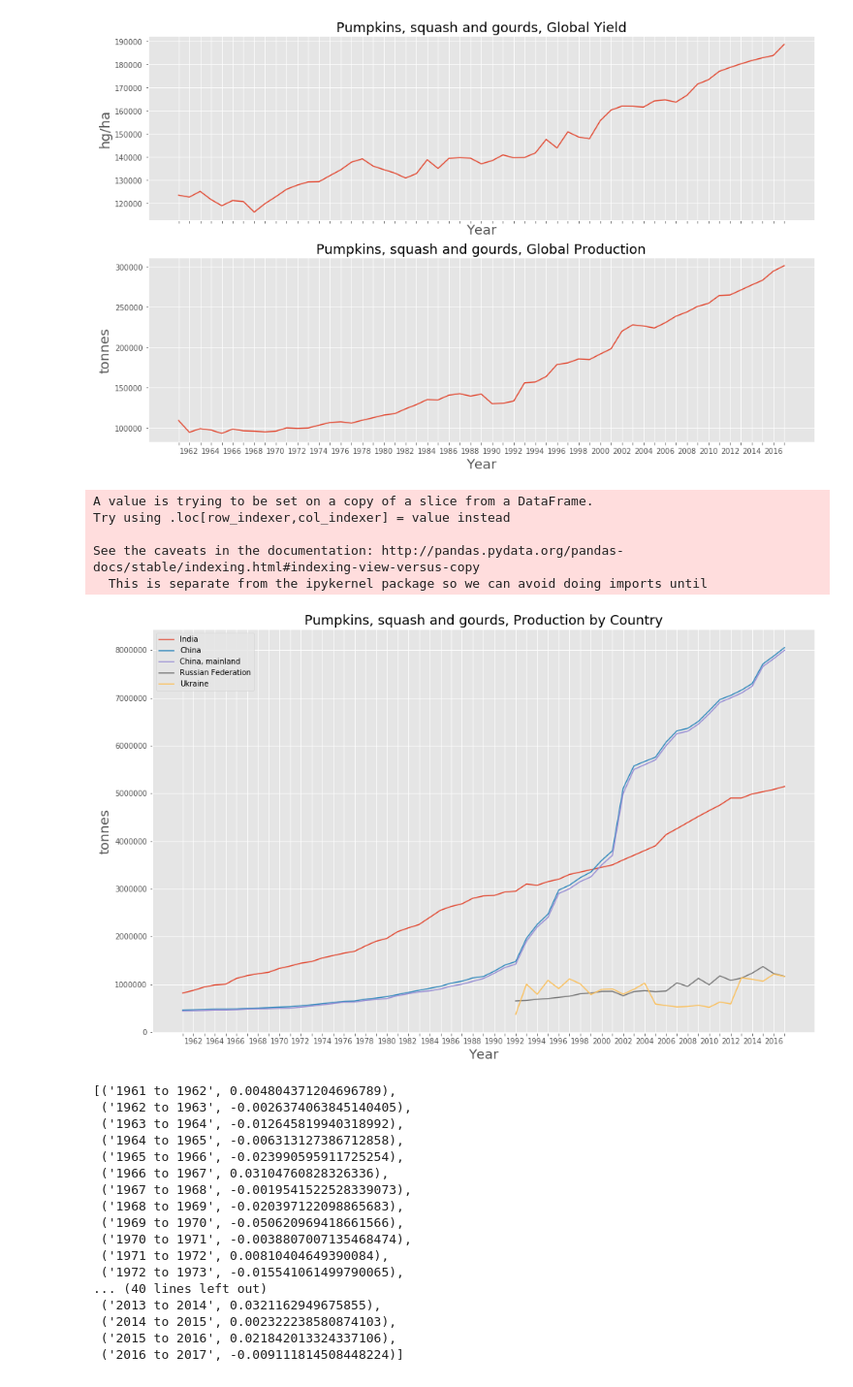
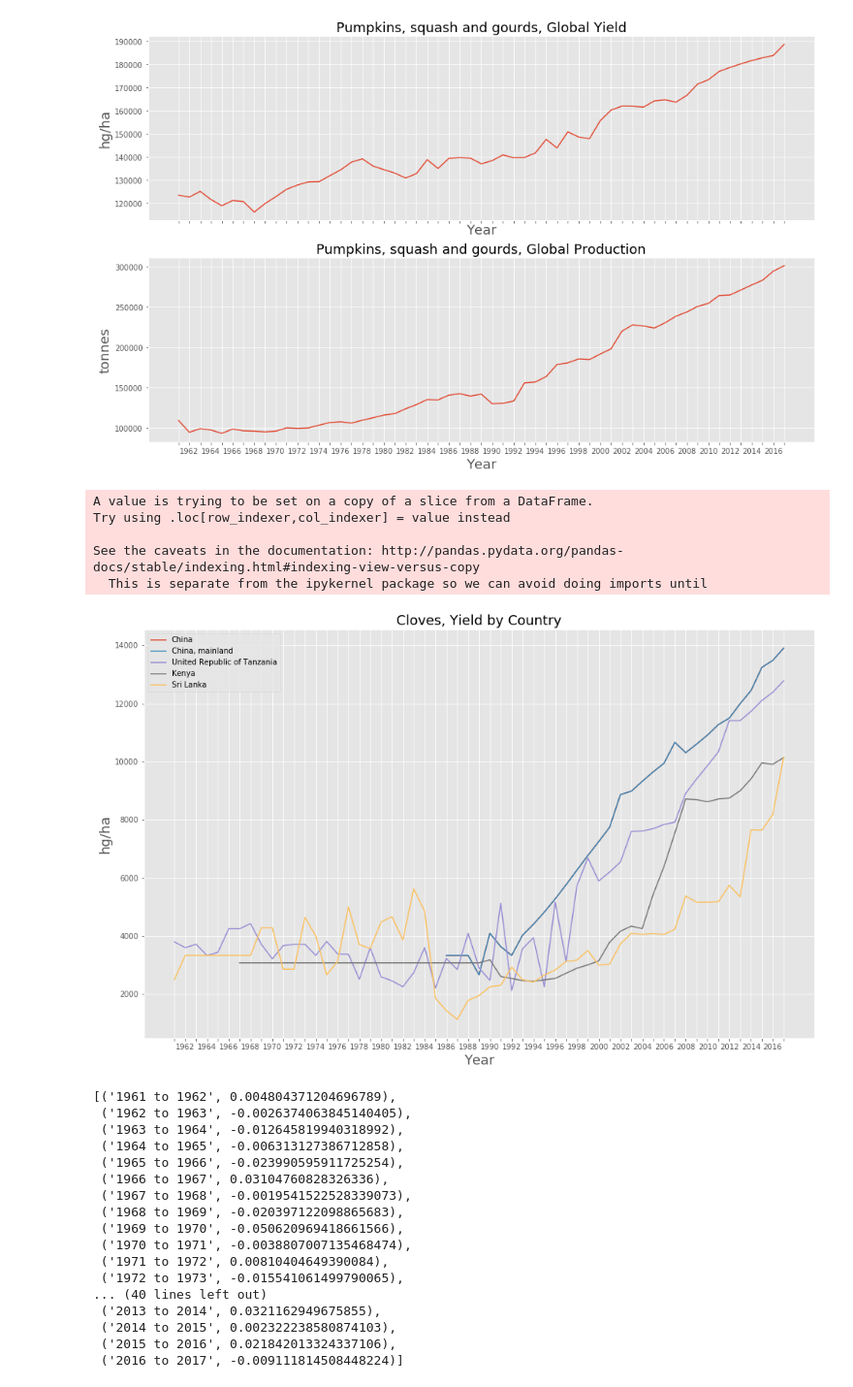
Before and after one commit to alyserecord/agricultural_yield, a Jupyter notebook: src/graphs_playground.ipynb, the cells around one changed output. Shown at 97% size. Saved outputs shown, nothing was run; the diff lists cells and outputs as text; code cells hidden in the pictures.

```diff
--- a/src/graphs_playground.ipynb
+++ b/src/graphs_playground.ipynb
@@ -155,15 +155,15 @@ def plot_top_countries(crop,element='Yield'):
         ax.set_ylabel(ylabel,size=18)
         ax.legend(labels=df_filtered['area'].values)
     plt.show()
-# %%
-plot_top_countries('Pumpkins, squash and gourds','Production')
-# %% [output]
-A value is trying to be set on a copy of a slice from a DataFrame.
-Try using .loc[row_indexer,col_indexer] = value instead
-
-See the caveats in the documentation: http://pandas.pydata.org/pandas-docs/stable/indexing.html#indexing-view-versus-copy
-  This is separate from the ipykernel package so we can avoid doing imports until
-[figure, removed]
+# %%
+plot_top_countries('Cloves','Yield')
+# %% [output]
+A value is trying to be set on a copy of a slice from a DataFrame.
+Try using .loc[row_indexer,col_indexer] = value instead
+
+See the caveats in the documentation: http://pandas.pydata.org/pandas-docs/stable/indexing.html#indexing-view-versus-copy
+  This is separate from the ipykernel package so we can avoid doing imports until
+[figure, added]
 # %%
 def global_change_rate(crop,element='Yield'):
     df_filtered = df.loc[(df['item'] == crop) & (df['element'] == element)]
```
Also changed, not shown: parts of 1 cell of this notebook, 8 other files.
